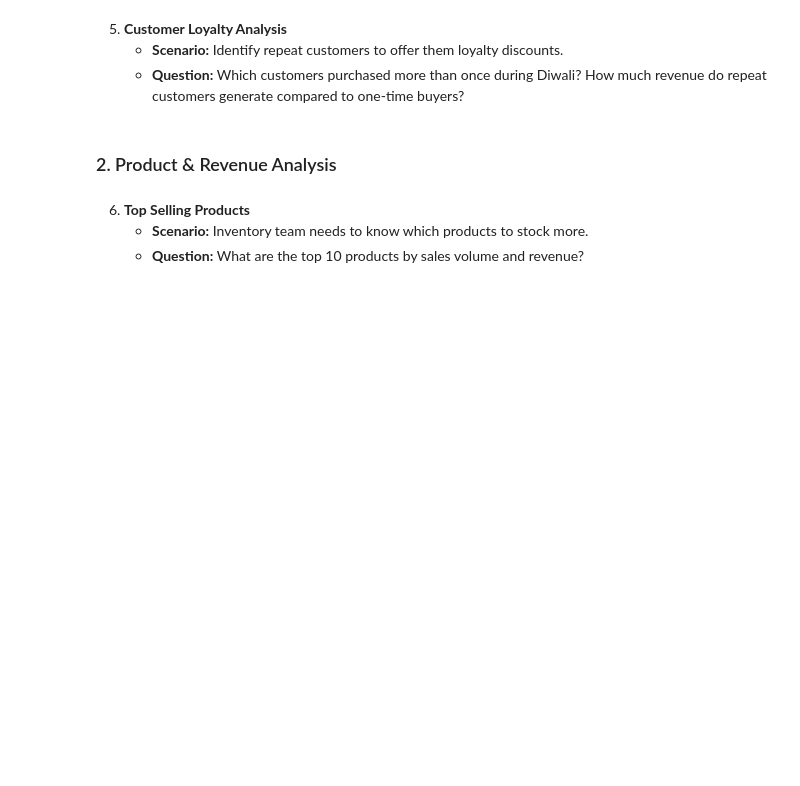
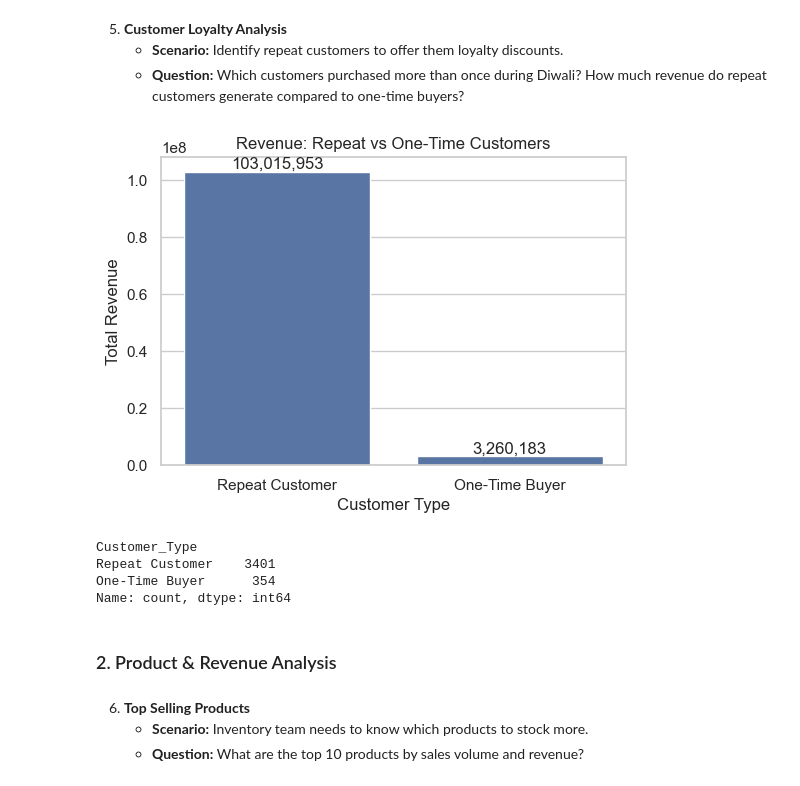
Before and after one commit to prafullwahatule/Diwali-Sales-Analytics-Pyhton, a Jupyter notebook: Notebooks/Diwali-Sales-Analysis.ipynb, the cells around one changed output. Cells and saved outputs as stored; diff of their text form; code cells hidden in the pictures; blank space fills up the shorter version.

Commit message:
Solve 1. Customer Demographics & Behavior 5 q

```diff
--- a/Notebooks/Diwali-Sales-Analysis.ipynb
+++ b/Notebooks/Diwali-Sales-Analysis.ipynb
@@ -472,6 +527,59 @@ plt.show()
 5. **Customer Loyalty Analysis**
    - **Scenario:** Identify repeat customers to offer them loyalty discounts.
    - **Question:** Which customers purchased more than once during Diwali? How much revenue do repeat customers generate compared to one-time buyers?
+# %%
+# Aggregate at customer level
+customer_orders = (
+    df.groupby("User_ID")
+    .agg(
+        total_orders=("Orders", "sum"),
+        total_spend=("Amount", "sum")
+    )
+    .reset_index()
+)
+
+# Classify customers
+customer_orders["Customer_Type"] = customer_orders["total_orders"].apply(
+    lambda x: "Repeat Customer" if x > 1 else "One-Time Buyer"
+)
+
+# Revenue comparison
+revenue_by_type = (
+    customer_orders.groupby("Customer_Type")["total_spend"]
+    .sum()
+    .reset_index()
+    .sort_values("total_spend", ascending=False)
+)
+
+# Visualization
+plt.figure(figsize=(6,4))
+ax = sns.barplot(
+    data=revenue_by_type,
+    x="Customer_Type",
+    y="total_spend"
+)
+
+for p in ax.patches:
+    ax.annotate(
+        f'{p.get_height():,.0f}',
+        (p.get_x() + p.get_width() / 2., p.get_height()),
+        ha='center',
+        va='bottom'
+    )
+
+plt.title("Revenue: Repeat vs One-Time Customers")
+plt.xlabel("Customer Type")
+plt.ylabel("Total Revenue")
+plt.show()
+
+# Customer count
+customer_orders["Customer_Type"].value_counts()
+# %% [output]
+[figure, added]
+Customer_Type
+Repeat Customer    3401
+One-Time Buyer      354
+Name: count, dtype: int64
 # %% [markdown]
 ### 2. Product & Revenue Analysis
 # %% [markdown]
```
Also changed, not shown: parts of 3 cells of this notebook, 2 other files.
